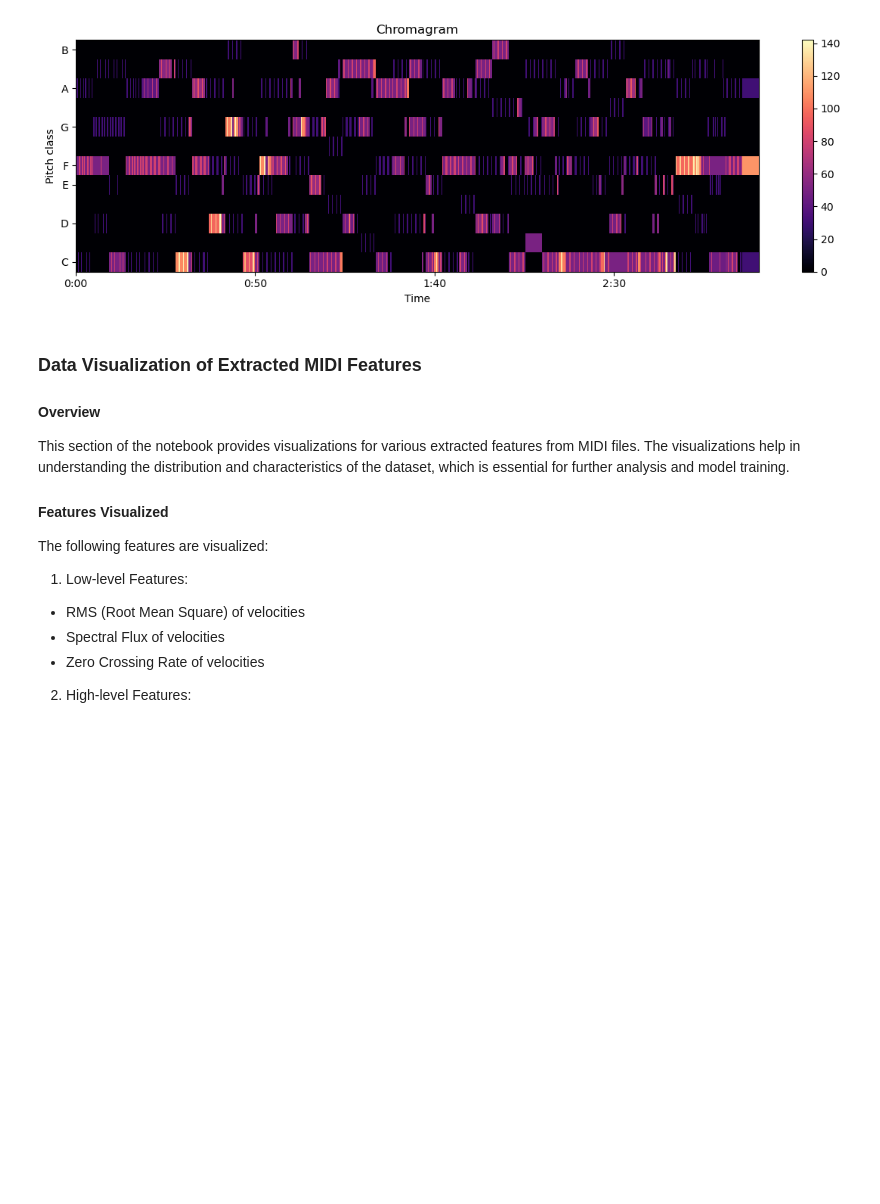
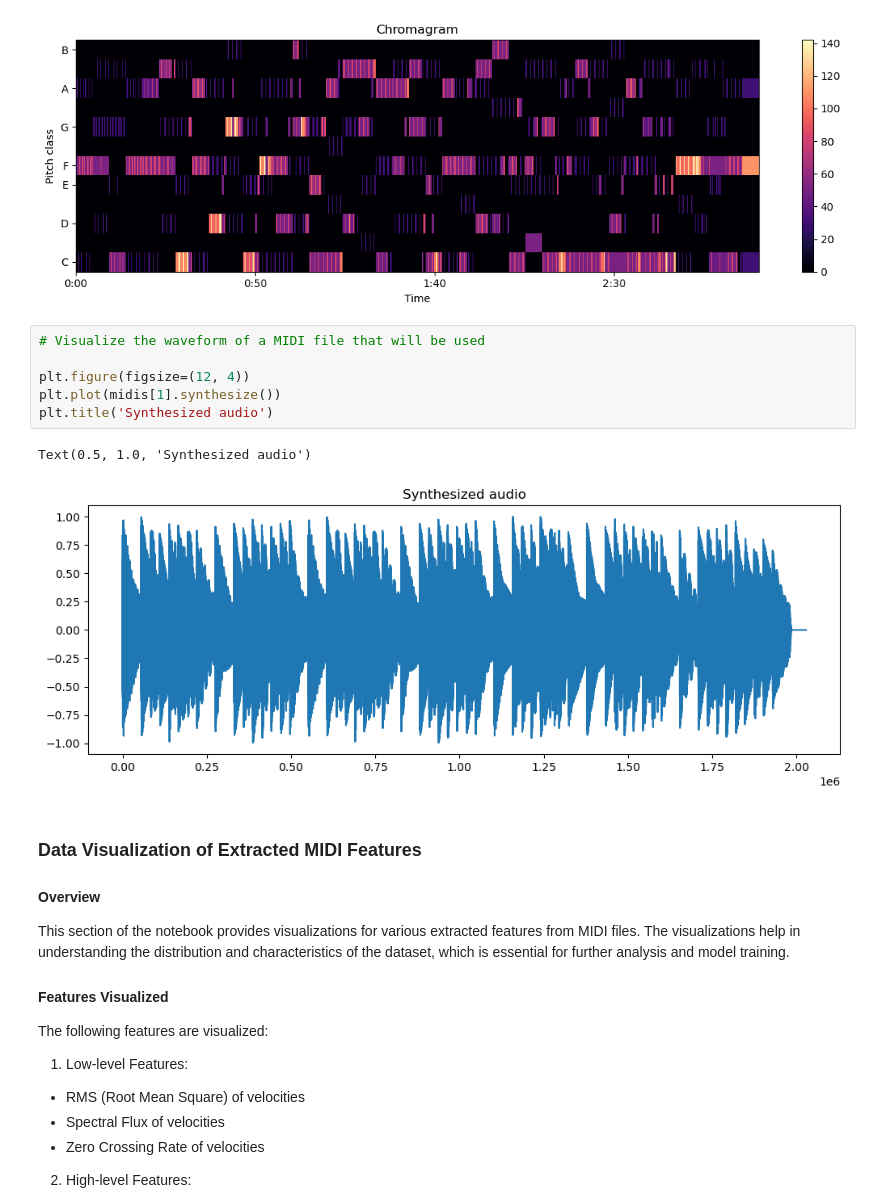
Before and after one commit to elan-wilkinson/Musical-Composer-Prediction-Grp8, a Jupyter notebook: AAI_511_Project_Midi_music_composer_prediction.ipynb, the cells around one changed output. Saved outputs shown, nothing was run; the diff lists cells and outputs as text; blank space fills up the shorter version.

Commit message:
waveform visualization

```diff
--- a/AAI_511_Project_Midi_music_composer_prediction.ipynb
+++ b/AAI_511_Project_Midi_music_composer_prediction.ipynb
@@ -301,6 +303,15 @@ def plot_chroma(chroma):
 plot_chroma(get_chroma(midis[0]))
 # %% [output]
 [figure]
+# %%
+# Visualize the waveform of a MIDI file that will be used
+
+plt.figure(figsize=(12, 4))
+plt.plot(midis[1].synthesize())
+plt.title('Synthesized audio')
+# %% [output]
+Text(0.5, 1.0, 'Synthesized audio')
+[figure, added]
 # %% [markdown]
 ### Data Visualization of Extracted MIDI Features
 
```
Also changed, not shown: parts of 2 cells of this notebook.
